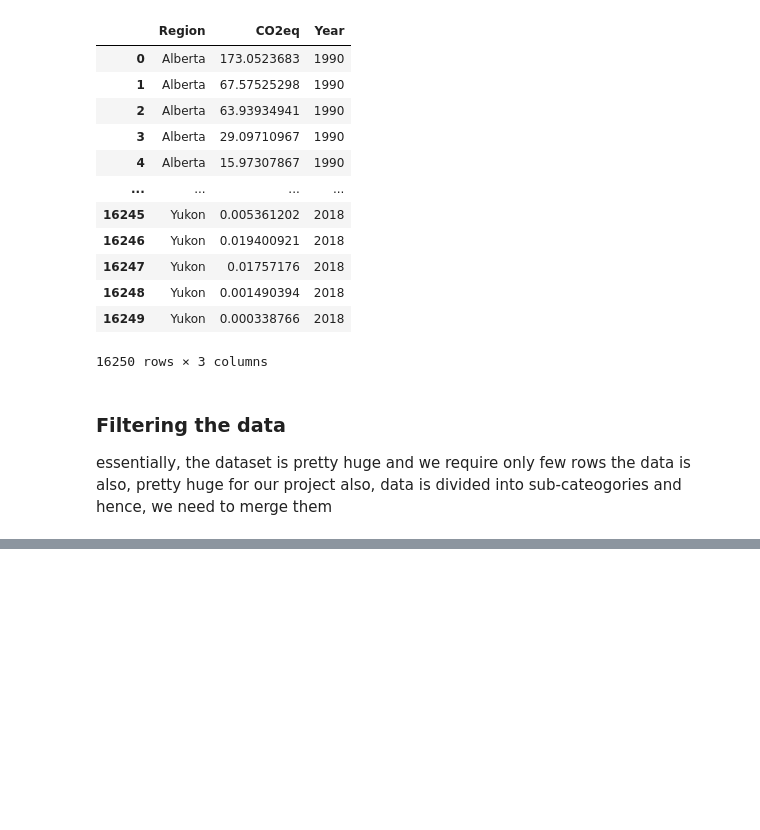
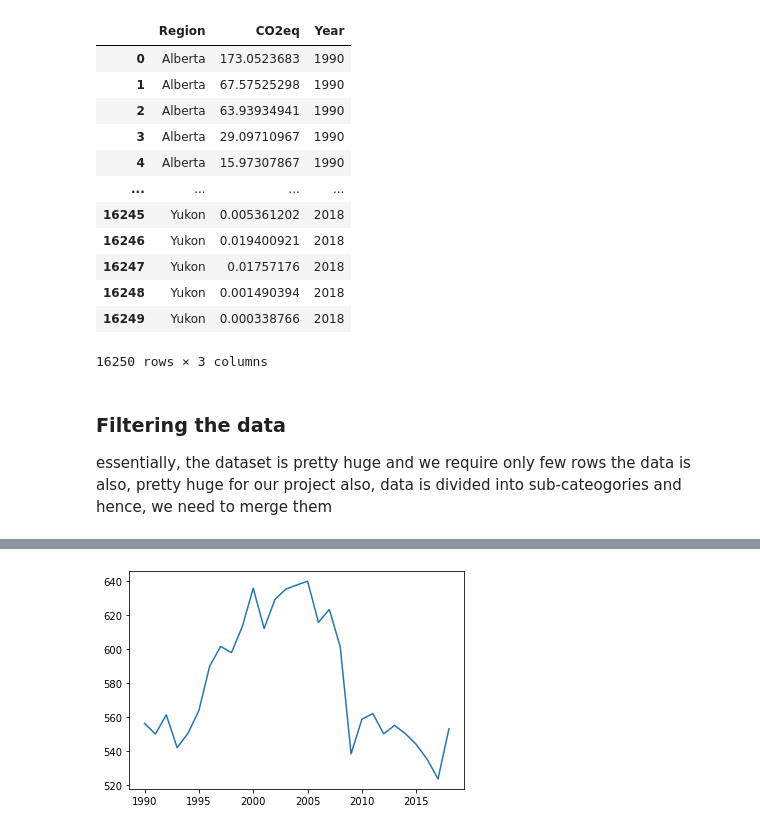
Before and after one commit to malvat/DataMiningGasEmissions, a Jupyter notebook: Data Prediction.ipynb, the cells around one changed output, grey strips where cells are left out. Drawn from its saved outputs; the diff is of its cells as text; code cells hidden in the pictures; blank space fills up the shorter version.

```diff
--- a/Data Prediction.ipynb
+++ b/Data Prediction.ipynb
@@ -87,0 +103,7 @@ data_ontario
+# %%
+# plot the graph
+plt.plot(data_ontario['Year'], data_ontario['CO2eq'])
+plt.y_label("CO2 emissions")
+plt.show()
+# %% [output]
+[figure, added]
```
Also changed, not shown: parts of 3 cells of this notebook.
